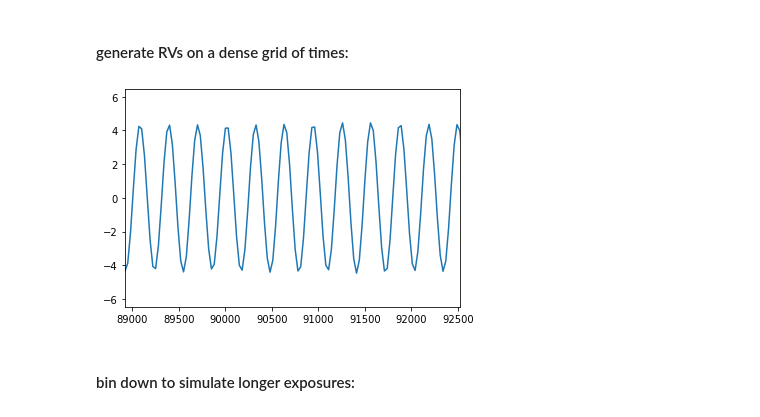
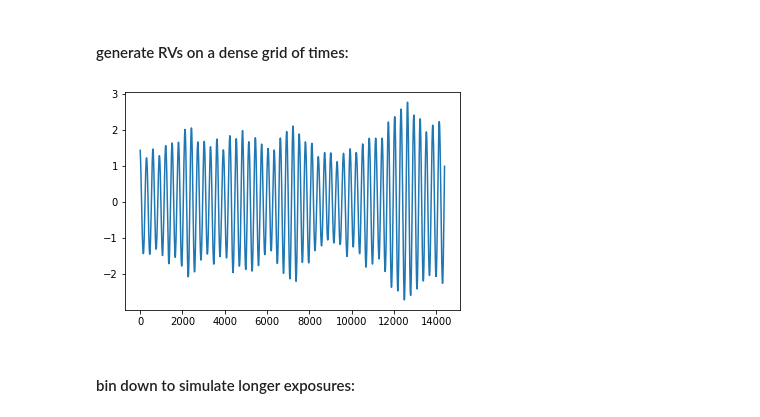
Before and after one commit to megbedell/pmodes, a Jupyter notebook: experiments/hello-integrated-world.ipynb, the cells around one changed output. Drawn from its saved outputs; the diff is of its cells as text; code cells hidden in the pictures.

```diff
--- a/experiments/hello-integrated-world.ipynb
+++ b/experiments/hello-integrated-world.ipynb
@@ -21,2 +20,6 @@ log_omega0 = -3.9
+# %%
+log_S0 = -1.0
+log_Q = 7.0
+log_omega0 = np.log(2.*np.pi / 300.) # 5-minute period
 # %%
 kernel_onemode = celery.terms.SHOTerm(log_S0, log_Q, log_omega0)
@@ -30,12 +26,15 @@ t_all = np.ravel([np.arange(N) * dt + tt - 900. for tt in start_ts])
+# %%
+dt = 10. # grid spacing (s)
+duration = 4. * 3600. # 4 hours
+t_all = np.arange(0, duration, dt)
 # %%
 gp = celery.GP(kernel_onemode)
 gp.compute(t_all)
 y_all = gp.sample()
 # %%
-plt.plot(t_all, y_all)
-plt.xlim([start_ts[0], start_ts[0]+3600.]);
+plt.plot(t_all, y_all);
 # %% [output]
-[figure, old version]
+[figure, new version]
 # %% [markdown]
 #### bin down to simulate longer exposures:
 # %%
```
Also changed, not shown: parts of 16 cells of this notebook.
